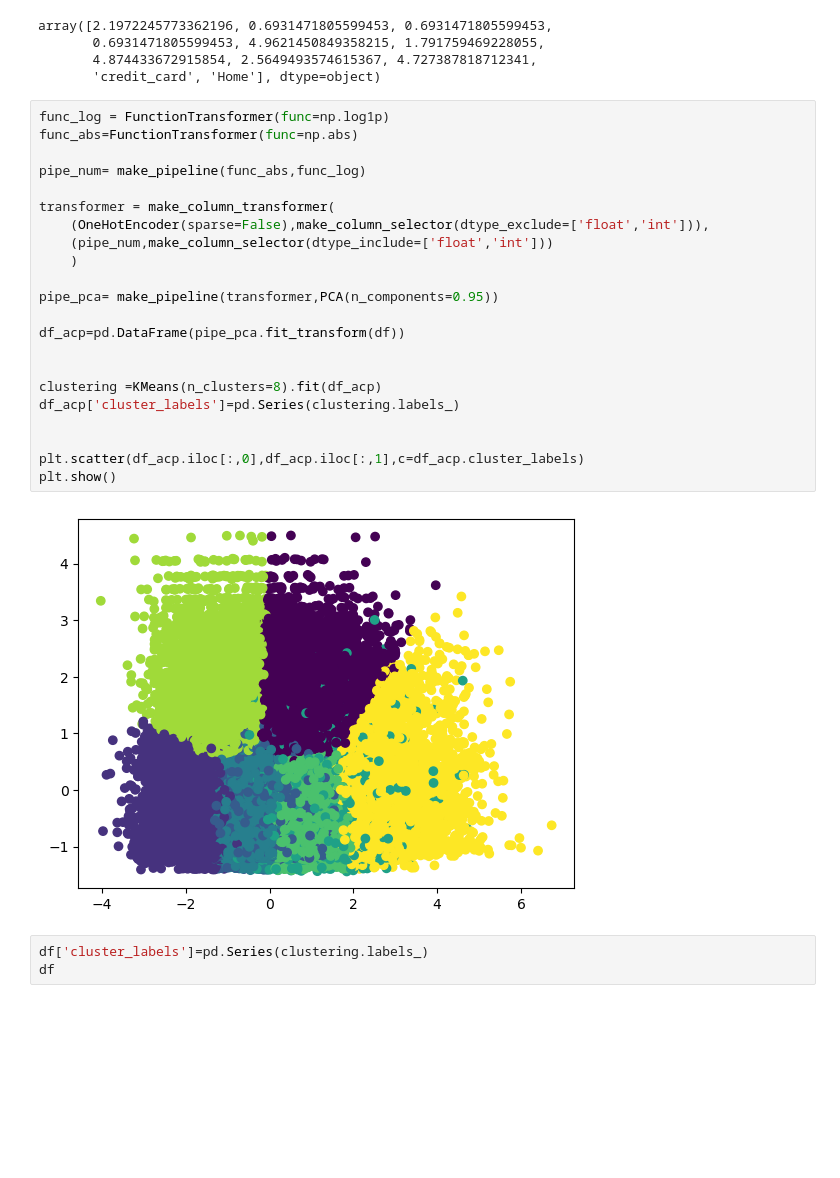
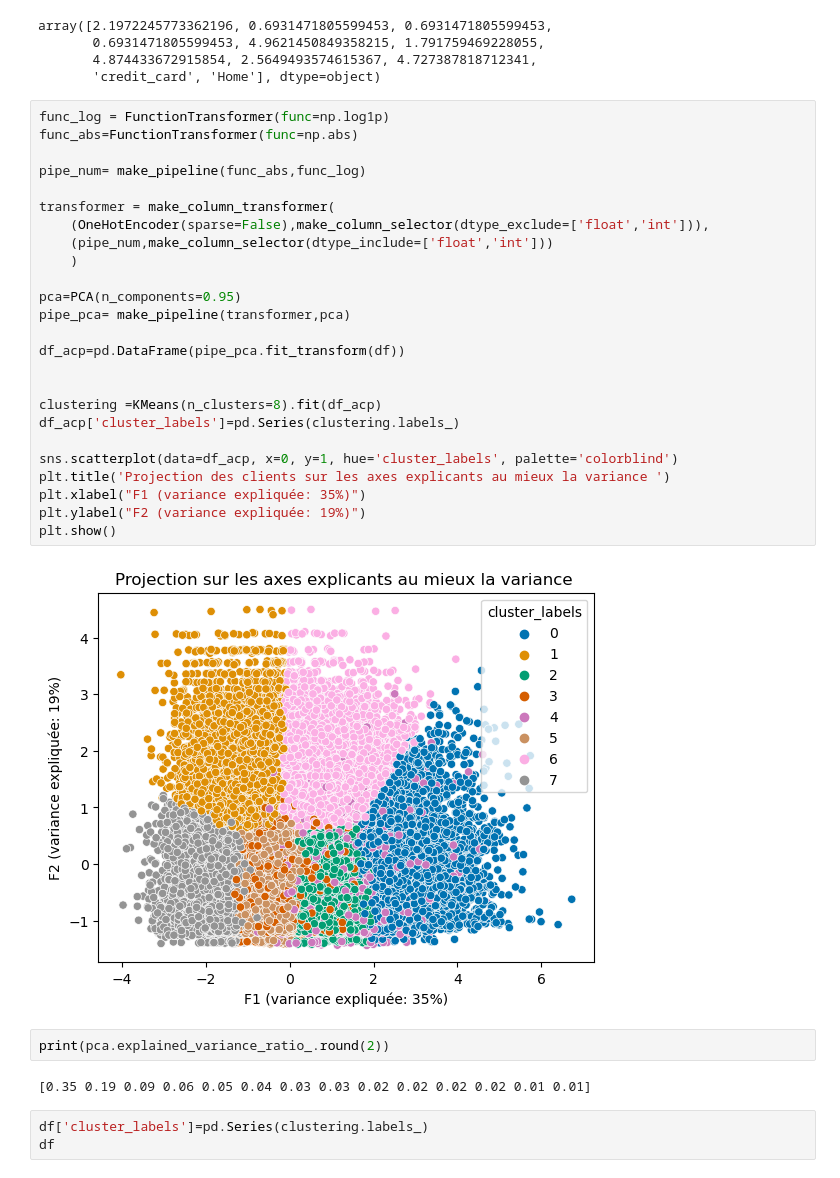
Before and after one commit to ZouhairHoussni/olist, a Jupyter notebook: modelisation.ipynb, the cells around one changed output. Saved outputs shown, nothing was run; the diff lists cells and outputs as text; blank space fills up the shorter version.

Commit message:
variance_ratio

```diff
--- a/modelisation.ipynb
+++ b/modelisation.ipynb
@@ -153,27 +153,34 @@ array([2.1972245773362196, 0.6931471805599453, 0.6931471805599453,
 # %%
 func_log = FunctionTransformer(func=np.log1p)
 func_abs=FunctionTransformer(func=np.abs)
 
 pipe_num= make_pipeline(func_abs,func_log)
 
 transformer = make_column_transformer(
     (OneHotEncoder(sparse=False),make_column_selector(dtype_exclude=['float','int'])),
     (pipe_num,make_column_selector(dtype_include=['float','int']))
     )
 
-pipe_pca= make_pipeline(transformer,PCA(n_components=0.95))
+pca=PCA(n_components=0.95)
+pipe_pca= make_pipeline(transformer,pca)
 
 df_acp=pd.DataFrame(pipe_pca.fit_transform(df))
 
 
 clustering =KMeans(n_clusters=8).fit(df_acp)
 df_acp['cluster_labels']=pd.Series(clustering.labels_)
 
-
-plt.scatter(df_acp.iloc[:,0],df_acp.iloc[:,1],c=df_acp.cluster_labels)
+sns.scatterplot(data=df_acp, x=0, y=1, hue='cluster_labels', palette='colorblind')
+plt.title('Projection des clients sur les axes explicants au mieux la variance ')
+plt.xlabel("F1 (variance expliquée: 35%)")
+plt.ylabel("F2 (variance expliquée: 19%)")
 plt.show()
 # %% [output]
-[figure, old version]
+[figure, new version]
+# %%
+print(pca.explained_variance_ratio_.round(2))
+# %% [output]
+[0.35 0.19 0.09 0.06 0.05 0.04 0.03 0.03 0.02 0.02 0.02 0.02 0.01 0.01]
 # %%
 df['cluster_labels']=pd.Series(clustering.labels_)
 df
```
Also changed, not shown: parts of 1 cell of this notebook.
